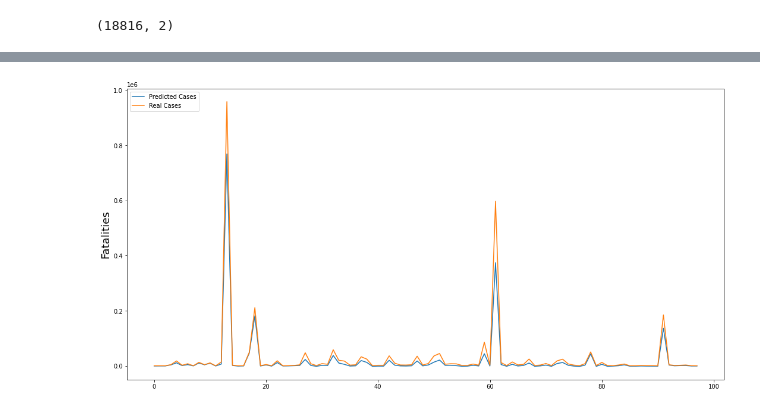
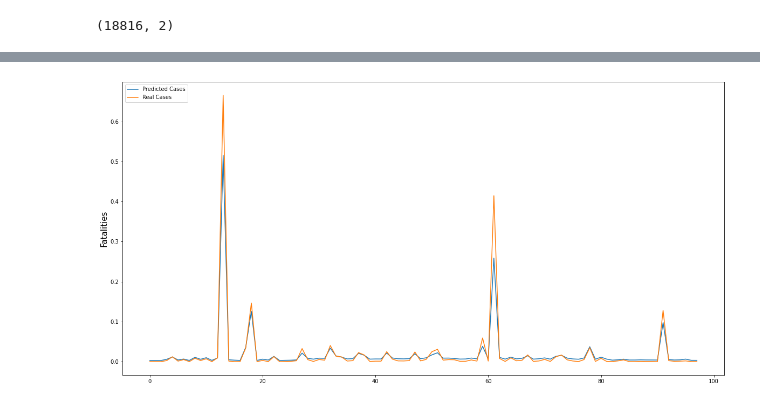
Before and after one commit to sondisonda/covid19SpreadForecast, a Jupyter notebook: covid19SpreadForecast.ipynb, the cells around one changed output, grey strips where cells are left out. Drawn from its saved outputs; the diff is of its cells as text; code cells hidden in the pictures.

Commit message:
Working model

```diff
--- a/covid19SpreadForecast.ipynb
+++ b/covid19SpreadForecast.ipynb
@@ -220,13 +148,13 @@ print(x_test.shape)
 (98, 1)
 (98, 63, 2)
 # %%
+#Creating and training  model
+
 from keras.models import Sequential
 from keras.layers import LSTM
 from keras.layers import Dense
 
-from matplotlib import pyplot
 
-# Define model
 n_steps = 63
 n_features = 2
 n_batch = 4
@@ -235,13 +163,4 @@ model.add(LSTM(16, input_shape=(n_steps, n_features)))
 model.add(Dense(1))
 model.compile(optimizer='adam', loss='mse')
 
-# fit network
-history = model.fit(x_train, y_train, epochs=50,\
-                    batch_size=n_batch, validation_data=(x_test, y_test),\
-                    verbose=0, shuffle=False)
-
-# plot history
-pyplot.plot(history.history['loss'], label='train loss')
-pyplot.plot(history.history['val_loss'], label='test loss')
-pyplot.legend()
-pyplot.show()
+model.fit(x_train, y_train, epochs=50, batch_size=n_batch, validation_data=(x_test, y_test),verbose=0, shuffle=False)
@@ -252,13 +167,13 @@ predictions = model.predict(x_test)
 # %%
+#Comparing results
 
-inversed_pred = scaler.inverse_transform(predictions)
-inversed_real = scaler.inverse_transform(y_test)
+predictions = model.predict(x_test)
 
-plt.figure(figsize = (18,9))
-plt.plot(range(len(inversed_pred)),inversed_pred, label="Predicted Cases")
-plt.plot(range(len(inversed_real)),inversed_real, label="Real Cases")
-plt.ylabel('Fatalities',fontsize=18)
+plt.figure(figsize = (20,10))
+plt.plot(range(len(predictions)),predictions, label="Predicted Cases")
+plt.plot(range(len(y_test)),y_test, label="Real Cases")
+plt.ylabel('Fatalities',fontsize=15)
 plt.legend(loc="upper left")
 plt.show()
 # %% [output]
-[figure, old version]
+[figure, new version]
```
Also changed, not shown: parts of 16 cells of this notebook.
